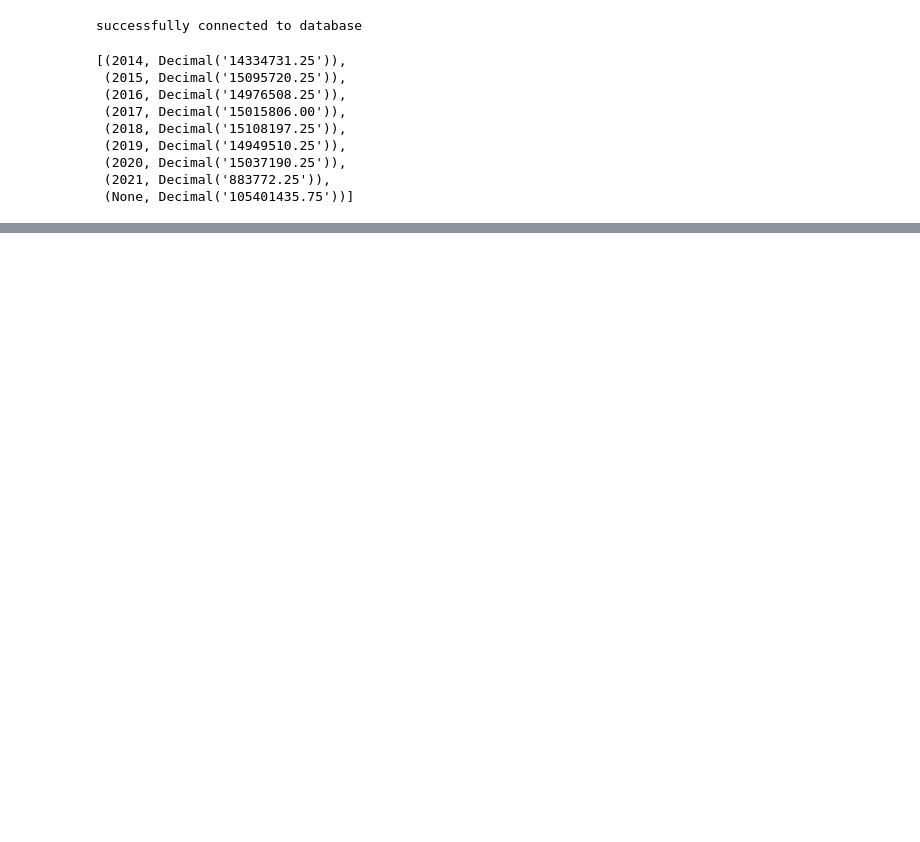
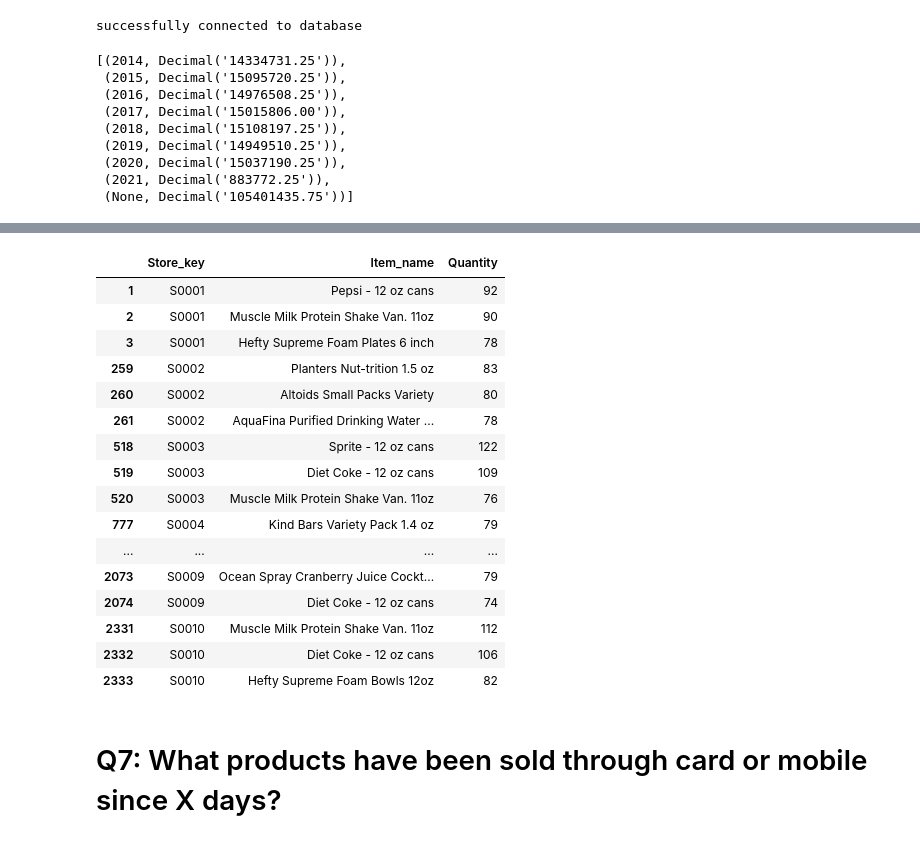
Before and after one commit to esrdlab-vinternship/HDA-Buet-vtraining-23, a Jupyter notebook: notebook/analytics/Olap.ipynb, the cells around one changed output, grey strips where cells are left out. Drawn from its saved outputs; the diff is of its cells as text; code cells hidden in the pictures; blank space fills up the shorter version.

```diff
--- a/notebook/analytics/Olap.ipynb
+++ b/notebook/analytics/Olap.ipynb
@@ -55,7 +51,7 @@ class PostgresConnection(object):
     def __init__(self):
         self.connection = psycopg2.connect(database="ecomdb",
                                            user = "postgres",
-                                           password = "admin",
+                                           password = "123",
                                            host = "127.0.0.1",
                                            port = "5432")
 
@@ -184,0 +389,12 @@ records
+# %%
+con = PostgresConnection().getConnection()
+cur = con.cursor()
+select_stmt = "SELECT s2.store_key, s1.item_name, SUM(t.quantity) " \
+              "FROM public.fact_table t " \
+              "JOIN public.item_dim s1 on s1.item_key=t.item_key " \
+              "JOIN public.store_dim s2 on s2.store_key=t.store_key " \
+               "GROUP BY CUBE(s1.item_name, s2.store_key) " \
+               "ORDER BY s2.store_key, SUM(t.quantity) desc" \
+
+cur.execute(select_stmt)
+records = cur.fetchall()
@@ -184,0 +423,3 @@ records
+# %%
+df_q6 = pd.DataFrame(records, columns=['Store_key', 'Item_name', "Quantity"])
+df_q6
@@ -184,0 +440,3 @@ records
+# %%
+df_q6= df_q6.dropna()
+df_q6
@@ -184,0 +457,24 @@ records
+# %%
+top3= df_q6.groupby('Store_key').head(3)
+top3= top3.head(30)
+top3
+# %% [output]
+|  | Store_key | Item_name | Quantity |
+| 1 | S0001 | Pepsi - 12 oz cans | 92 |
+| 2 | S0001 | Muscle Milk Protein Shake Van. 11oz | 90 |
+| 3 | S0001 | Hefty Supreme Foam Plates 6 inch | 78 |
+| 259 | S0002 | Planters Nut-trition 1.5 oz | 83 |
+| 260 | S0002 | Altoids Small Packs Variety | 80 |
+| 261 | S0002 | AquaFina Purified Drinking Water ... | 78 |
+| 518 | S0003 | Sprite - 12 oz cans | 122 |
+| 519 | S0003 | Diet Coke - 12 oz cans | 109 |
+| 520 | S0003 | Muscle Milk Protein Shake Van. 11oz | 76 |
+| 777 | S0004 | Kind Bars Variety Pack 1.4 oz | 79 |
+| ... | ... | ... | ... |
+| 2073 | S0009 | Ocean Spray Cranberry Juice Cockt... | 79 |
+| 2074 | S0009 | Diet Coke - 12 oz cans | 74 |
+| 2331 | S0010 | Muscle Milk Protein Shake Van. 11oz | 112 |
+| 2332 | S0010 | Diet Coke - 12 oz cans | 106 |
+| 2333 | S0010 | Hefty Supreme Foam Bowls 12oz | 82 |
+# %% [markdown]
+# Q7: What products have been sold through card or mobile since X days?
```
Also changed, not shown: parts of 31 cells of this notebook.
